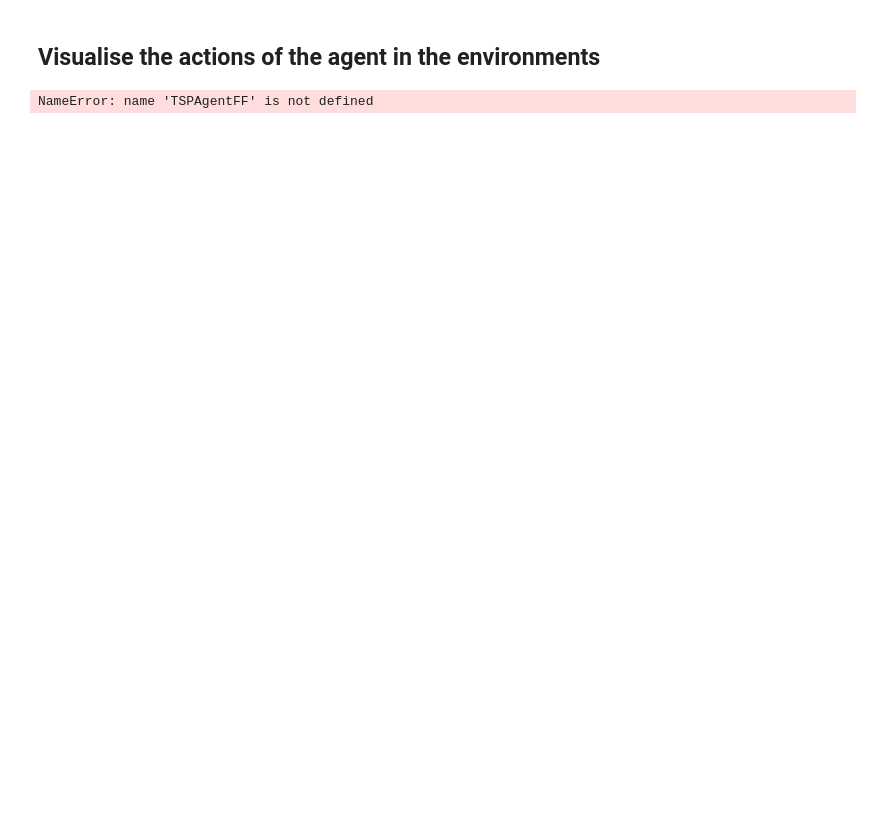
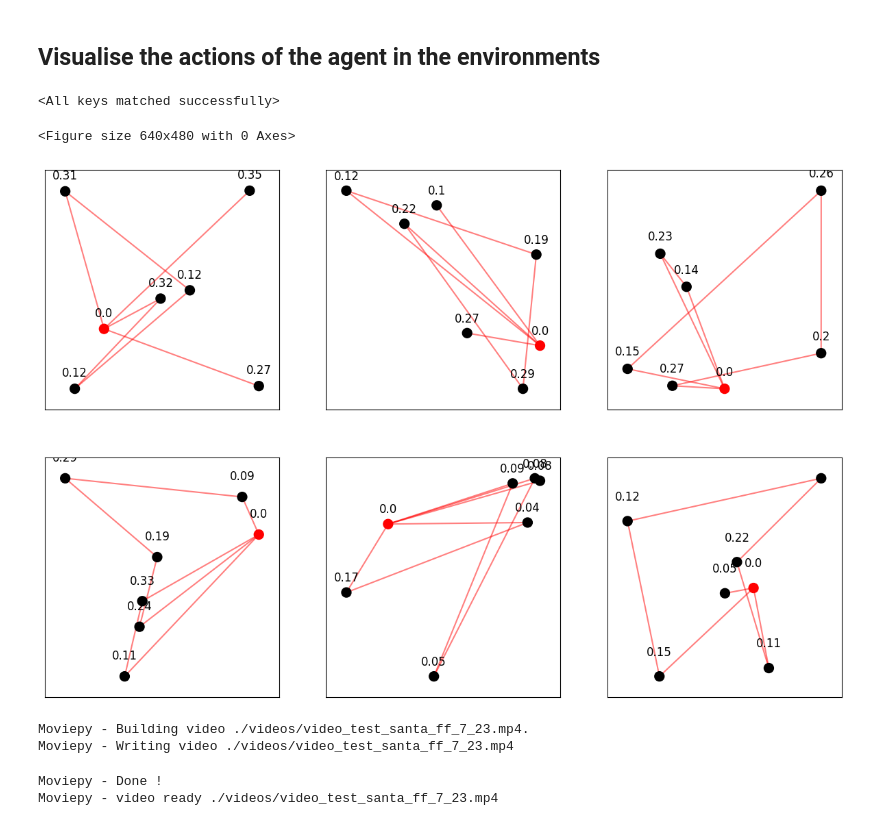
Before and after one commit to FinlayDuff/VRP-GYM-extension, a Jupyter notebook: experiments_sdp5.ipynb, the cells around one changed output. Drawn from its saved outputs; the diff is of its cells as text; code cells hidden in the pictures; blank space fills up the shorter version.

```diff
--- a/experiments_sdp5.ipynb
+++ b/experiments_sdp5.ipynb
@@ -20,7 +20,21 @@ import torch
 
 batch_size = 64
 seed = 23
-num_nodes = 10
+num_nodes = 7
 
 num_epochs = 251
 # num_epochs = 251
+
+# Instantiate the SantaIRPEnv environment
+env_santa_ff = SantaIRPEnv(num_nodes=num_nodes, batch_size=batch_size, seed=seed)
+
+# Instantiate the TSPAgentFF (assuming it's compatible with SantaIRPEnv)
+agent_santa_ff = SDPAgentFF(node_dim=num_nodes,hidden_dim=512,
+    seed=seed, csv_path=f"./train_logs/loss_log_santa_ff_{num_nodes}_{seed}.csv",
+)
+# Train the agent
+agent_santa_ff.train(
+    env_santa_ff,
+    episodes=num_epochs,
+    check_point_dir=f"./check_points/santa_ff_{num_nodes}_{seed}/",
+)
@@ -57,16 +60,24 @@ env.enable_video_capturing(
     video_save_path=f"./videos/video_test_santa_ff_{num_nodes}_{seed}.mp4"
 )
 # %%
-agent = TSPAgentFF(seed=seed)
-agent.model.load_state_dict(torch.load(f"./check_points/santa_ff_{num_nodes}_{seed}/model_epoch_{num_epochs-1}.pt"))
+# agent = SDPAgentFF(seed=seed)
+agent_santa_ff.model.load_state_dict(torch.load(f"./check_points/santa_ff_{num_nodes}_{seed}/model_epoch_{num_epochs-1}.pt"))
 # %% [output]
-NameError: name 'TSPAgentFF' is not defined
+<All keys matched successfully>
 # %%
 # Evaluate the agent
-loss_a = agent.evaluate(env)
+loss_a = agent_santa_ff.evaluate(env)
+# %% [output]
+<Figure size 640x480 with 0 Axes>
+[figure, added]
 # %%
 # Close the video recorder
 env.vid.close()
+# %% [output]
+Moviepy - Building video ./videos/video_test_santa_ff_7_23.mp4.
+Moviepy - Writing video ./videos/video_test_santa_ff_7_23.mp4
+Moviepy - Done !
+Moviepy - video ready ./videos/video_test_santa_ff_7_23.mp4
 # %%
 import pandas as pd
 import matplotlib.pyplot as plt
```
Also changed, not shown: parts of 3 cells of this notebook, 39 other files.
